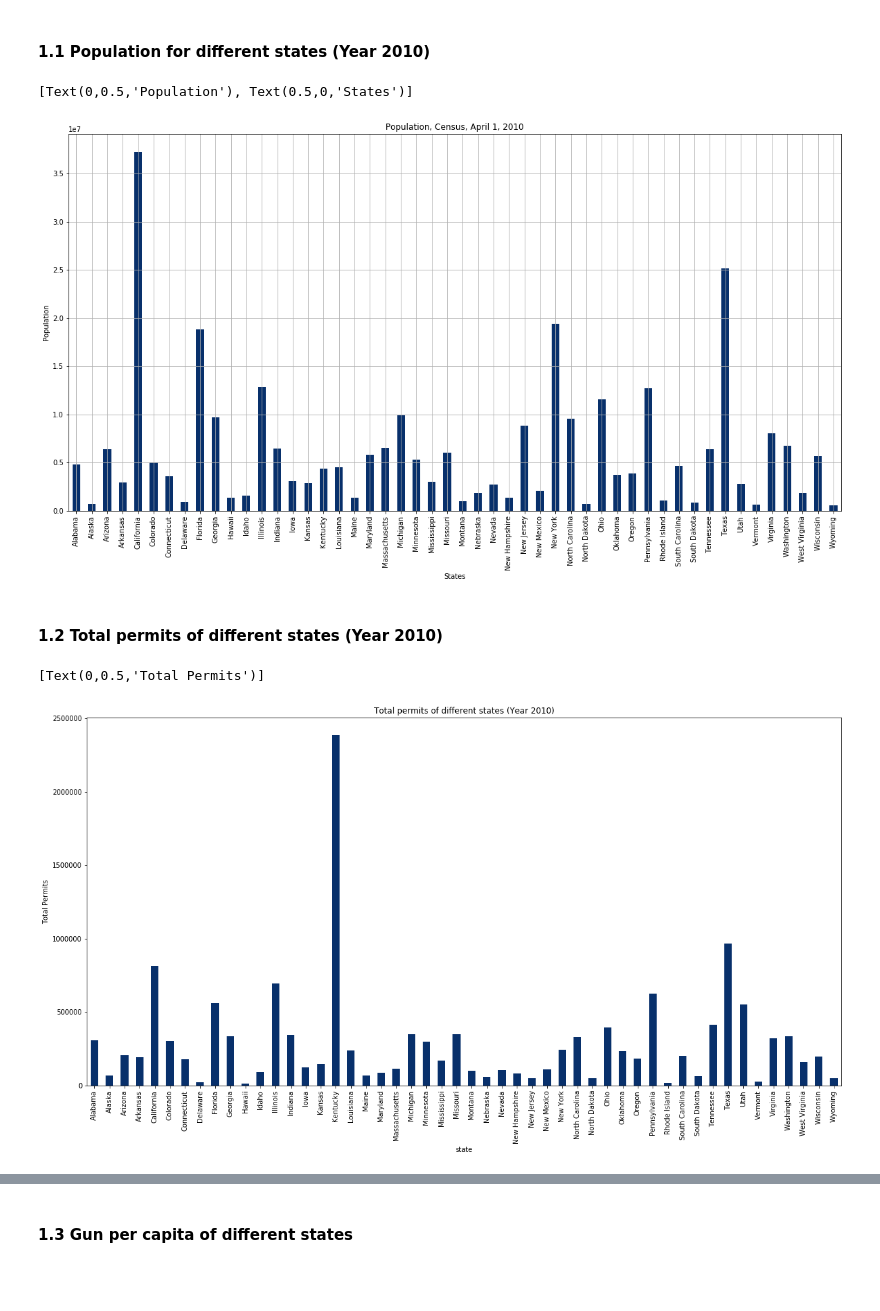
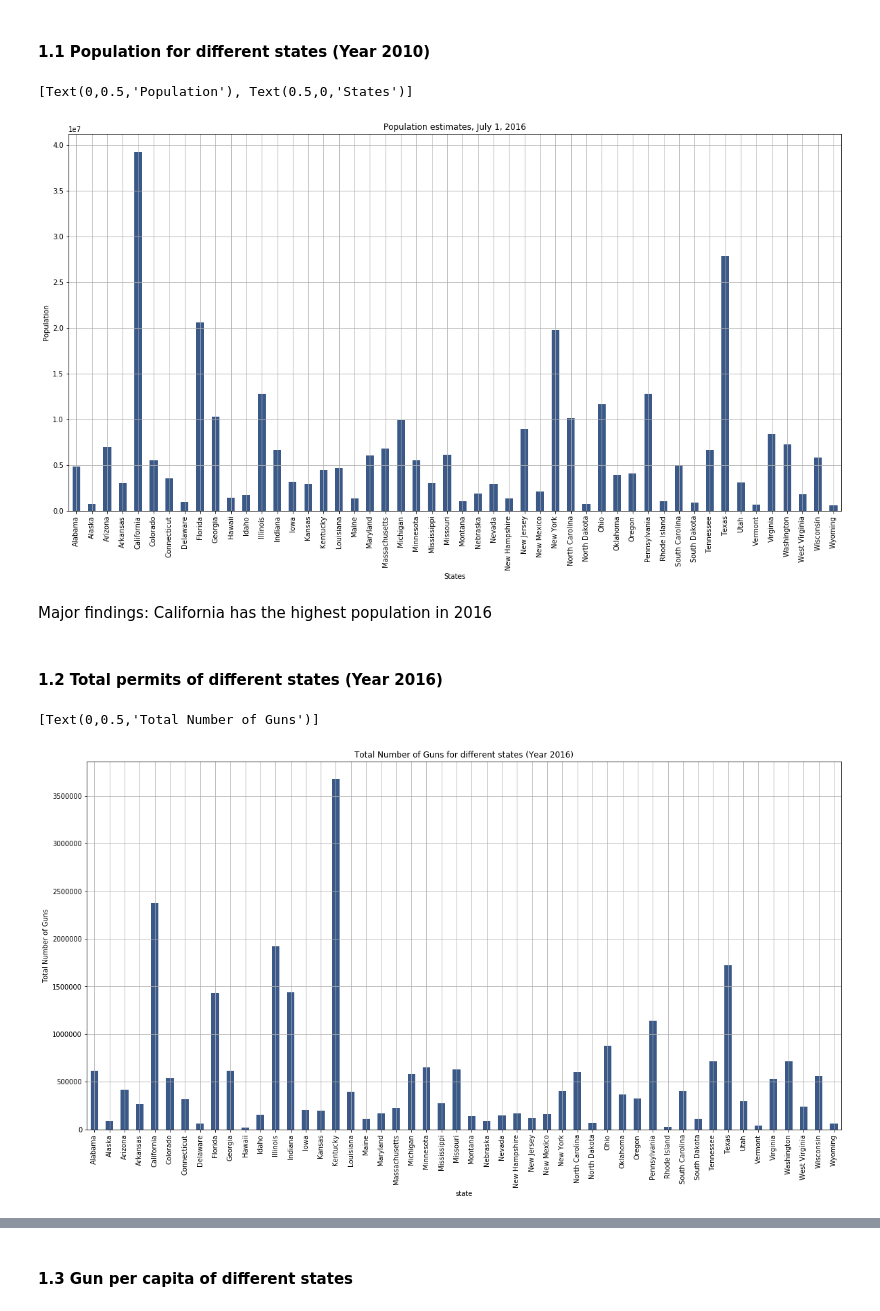
Before and after one commit to siuyik11/fbi_firearm_data_analysis, a Jupyter notebook: fbi_gun_data_analysis.ipynb, the cells around one changed output, grey strips where cells are left out. Saved outputs shown, nothing was run; the diff lists cells and outputs as text; code cells hidden in the pictures; blank space fills up the shorter version.

```diff
--- a/fbi_gun_data_analysis.ipynb
+++ b/fbi_gun_data_analysis.ipynb
@@ -159,26 +177,38 @@ memory usage: 2.6+ MB
 # %% [markdown]
 #### 1.1 Population for different states (Year 2010)
 # %%
-df1_popu_y2010 = df1.iloc[3,1:] # select the info of population census at year 2010 for different states
+# select the info of population census at year 2016 for different states
+df1_popu_y2016 = df1.iloc[0,1:]
 
-#plot the population of different states
-df1_popu_y2010.plot.bar(figsize = (20,10), colormap = 'Blues_r',grid = True, \
-                        title = 'Population, Census, April 1, 2010').set(xlabel = 'States', ylabel = 'Population')
+#plot the population of different states to have gerneral idea
+df1_popu_y2016.plot.bar(figsize = (20,10), colormap = 'Blues_r',grid = True, \
+                        title = 'Population estimates, July 1, 2016', alpha = 0.8)\
+                        .set(xlabel = 'States', ylabel = 'Population')
 # %% [output]
 [Text(0,0.5,'Population'), Text(0.5,0,'States')]
-[figure, old version]
+[figure, new version]
+# %% [markdown]
+Major findings: California has the highest population in 2016
 # %% [markdown]
-#### 1.2  Total permits of different states (Year 2010)
+#### 1.2  Total permits of different states (Year 2016)
 # %%
-df2['year'] = df2['month'].dt.year #create a new column stores the information of year for each row
-df2_gun_y2010 = df2.loc[df2['year'] == 2010] #select rows with year 2010
-df2_gun_y2010 = df2_gun_y2010.groupby(df2_gun_y2010['state'])['totals'].sum() #calculate the sum of totals for all months and \
-                                                                  #and group by the results based on states
+#create a new column stores the information of year for each row
+df2['year'] = df2['month'].dt.year
+
+#select rows with year 2016
+df2_gun_y2016 = df2.loc[df2['year'] == 2016]
+
+#calculate the sum of totals for all months and group by the results based on states
+df2_gun_y2016 = df2_gun_y2016.groupby(df2_gun_y2016['state'])['totals'].sum()
+
 # Drop all non-state data
-df2_gun_y2010 = df2_gun_y2010.drop(index = ['District of Columbia','Guam','Mariana Islands','Puerto Rico','Virgin Islands'])
+df2_gun_y2016 = df2_gun_y2016.drop(index = ['District of Columbia','Guam',\
+                                            'Mariana Islands','Puerto Rico','Virgin Islands'])
+
 #plot the final result
-df2_gun_y2010.plot.bar(figsize = (20,10),title = 'Total permits of different states (Year 2010)',\
-                       colormap = 'Blues_r').set(ylabel = 'Total Permits')
+df2_gun_y2016.plot.bar(figsize = (20,10),title = 'Total Number of Guns for different \
+states (Year 2016)',colormap = 'Blues_r',grid = True, alpha = 0.8).set(ylabel = \
+                                                'Total Number of Guns')
 # %% [output]
-[Text(0,0.5,'Total Permits')]
+[Text(0,0.5,'Total Number of Guns')]
-[figure, old version]
+[figure, new version]
```
Also changed, not shown: parts of 25 cells of this notebook.
